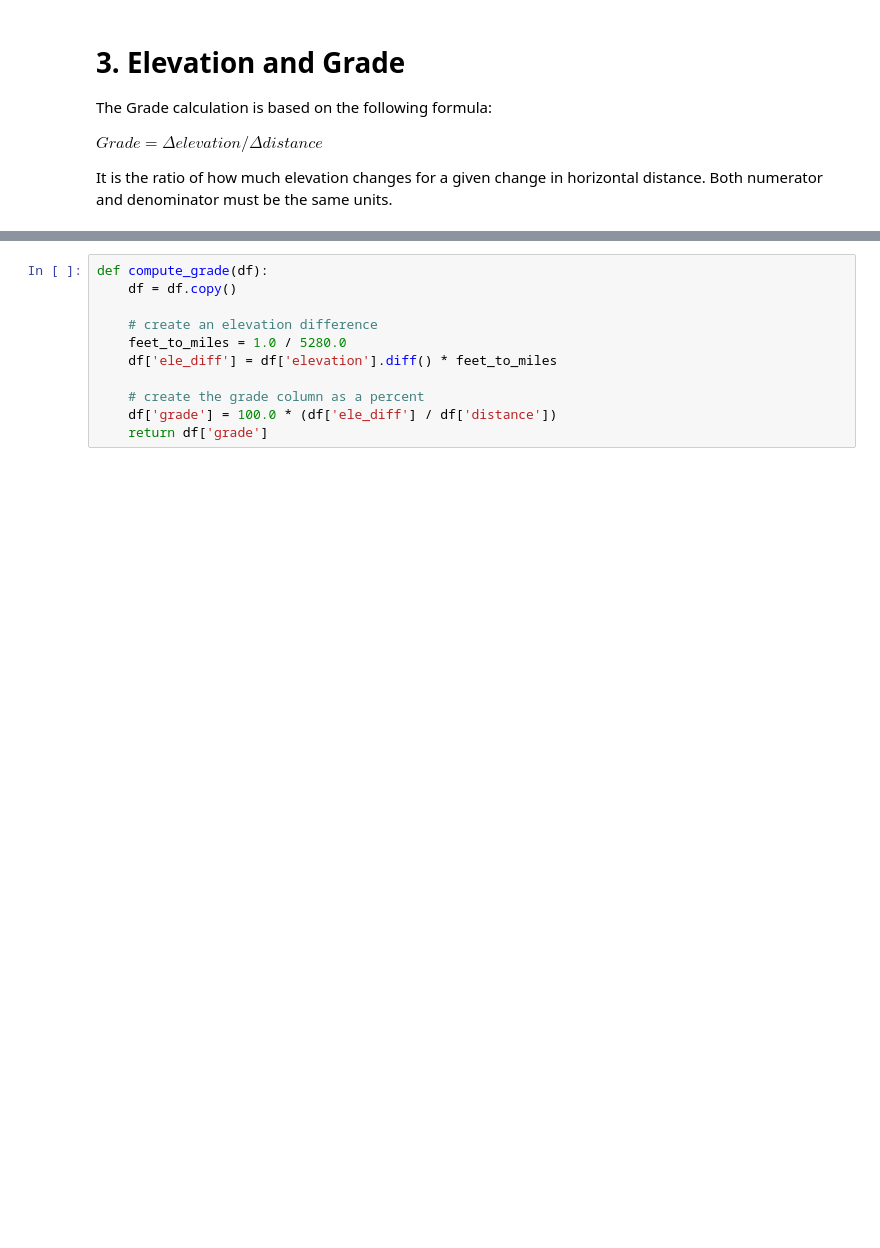
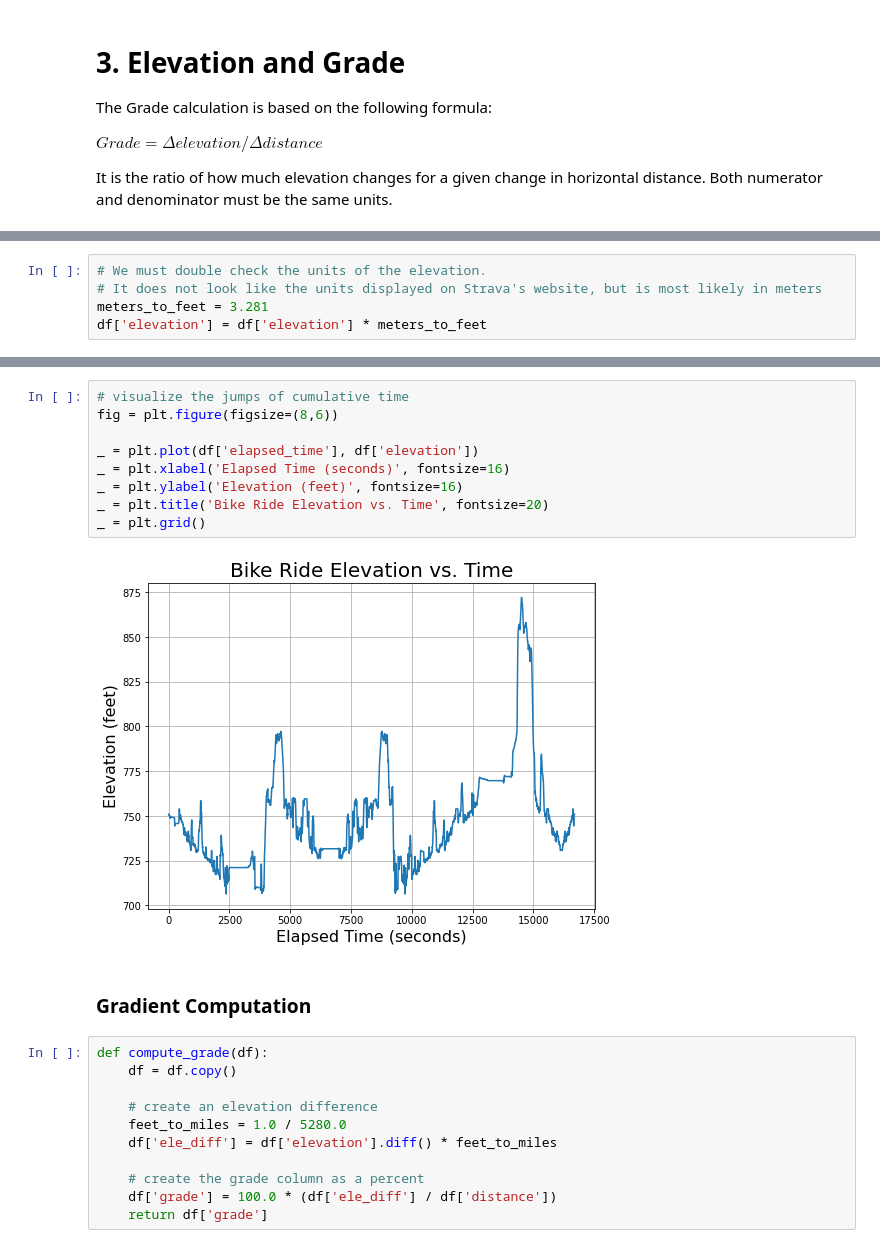
Before and after one commit to ericbauer55/strava-eda, a Jupyter notebook: notebooks/1c. Basic Enrichments.ipynb, the cells around one changed output, grey strips where cells are left out. Saved outputs shown, nothing was run; the diff lists cells and outputs as text; blank space fills up the shorter version.

Commit message:
Fixed the units of elevation from meters to feet

```diff
--- a/notebooks/1c. Basic Enrichments.ipynb
+++ b/notebooks/1c. Basic Enrichments.ipynb
@@ -105,0 +108,5 @@ It is the ratio of how much elevation changes for a given change in horizontal d
+# %%
+# We must double check the units of the elevation.
+# It does not look like the units displayed on Strava's website, but is most likely in meters
+meters_to_feet = 3.281
+df['elevation'] = df['elevation'] * meters_to_feet
@@ -106,3 +128,16 @@ It is the ratio of how much elevation changes for a given change in horizontal d
+# %%
+# visualize the jumps of cumulative time
+fig = plt.figure(figsize=(8,6))
+
+_ = plt.plot(df['elapsed_time'], df['elevation'])
+_ = plt.xlabel('Elapsed Time (seconds)', fontsize=16)
+_ = plt.ylabel('Elevation (feet)', fontsize=16)
+_ = plt.title('Bike Ride Elevation vs. Time', fontsize=20)
+_ = plt.grid()
+# %% [output]
+[figure, added]
+# %% [markdown]
+### Gradient Computation
 # %%
 def compute_grade(df):
     df = df.copy()
```
Also changed, not shown: parts of 4 cells of this notebook, 1 other file.
